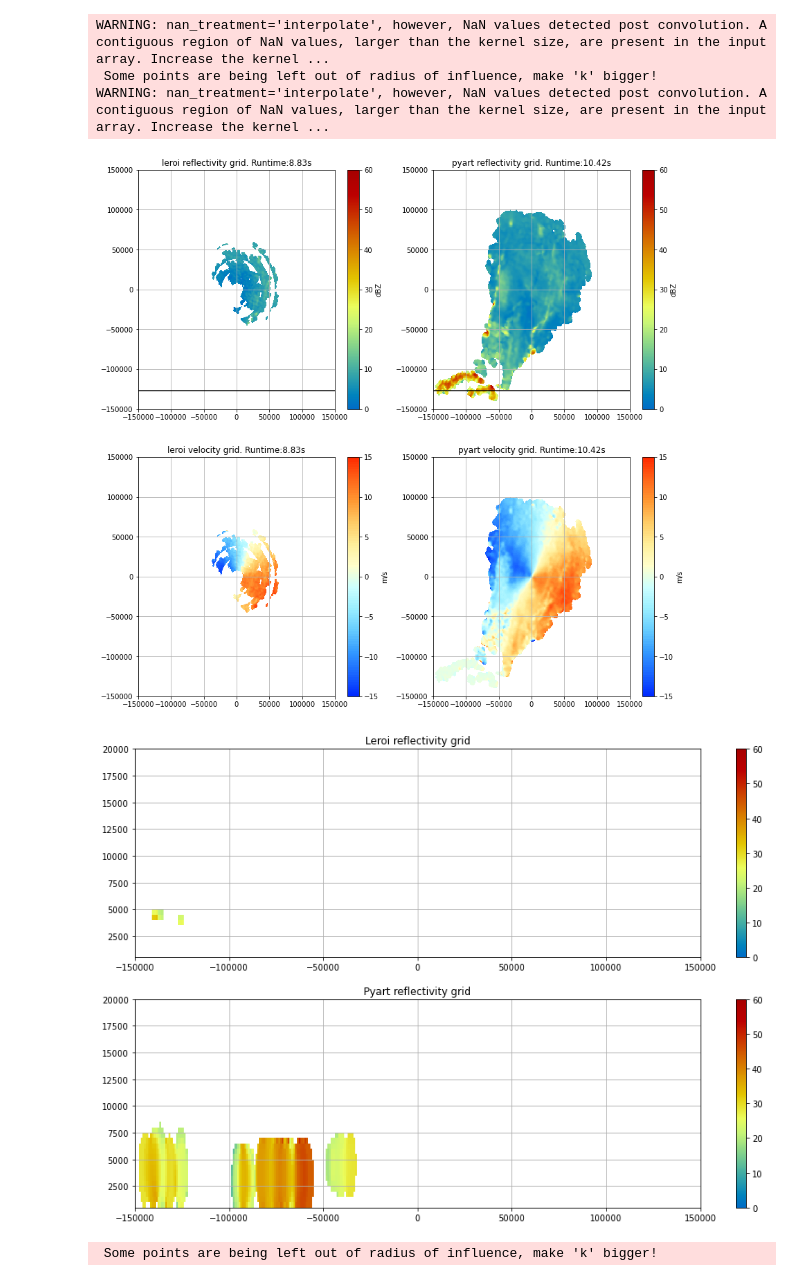
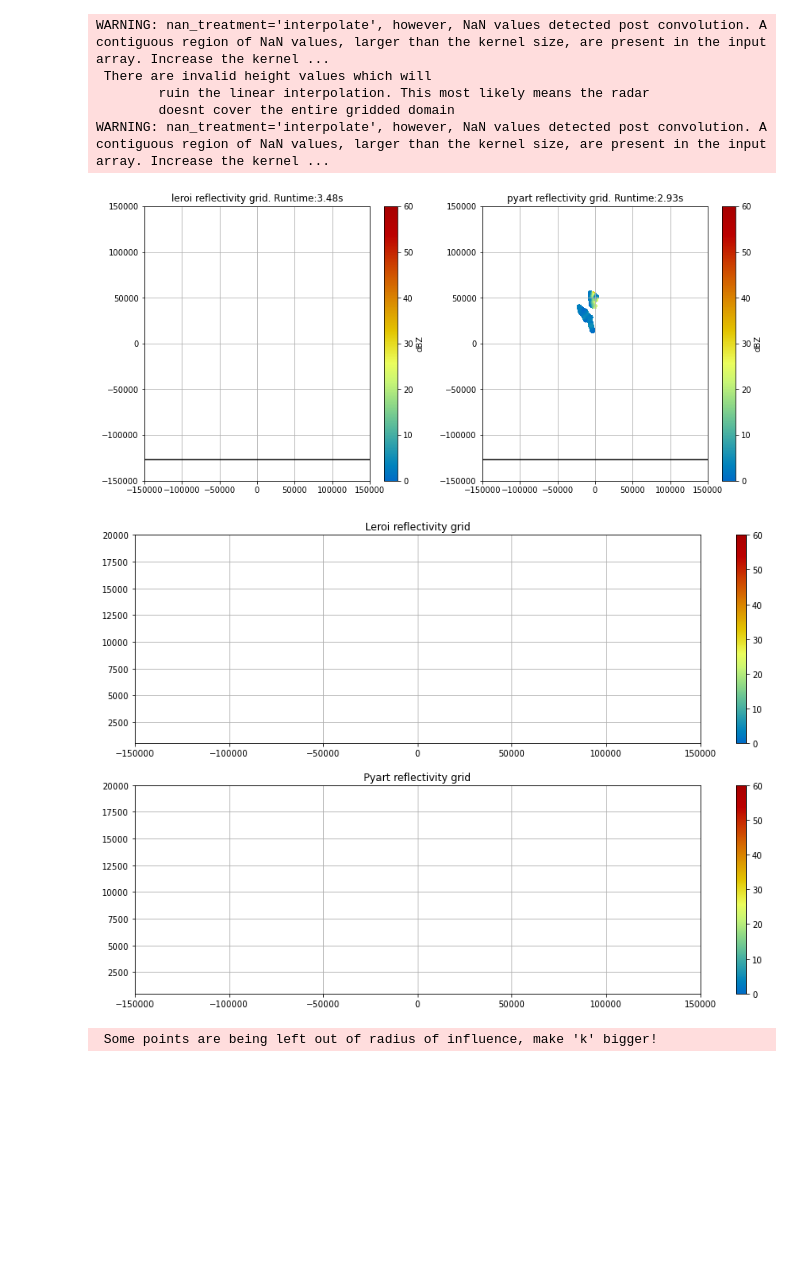
Before and after one commit to jordanbrook/leroi, a Jupyter notebook: notebook/dev/leroi_openradar.ipynb, the cells around one changed output. Saved outputs shown, nothing was run; the diff lists cells and outputs as text; code cells hidden in the pictures; blank space fills up the shorter version.

Commit message:
modify setup_interpolate to catch ppi with no valid points

```diff
--- a/notebook/dev/leroi_openradar_full.ipynb
+++ b/notebook/dev/leroi_openradar.ipynb
@@ -87,19 +97,20 @@ def run_test(odim_ffn, dbz_fname, vrad_name, grid_fields, level=5, yidx=145, k=2
     cbar.set_label('dBZ')
     plt.grid()
 
-    ax = plt.subplot(223)
-    ax.set_title(f'leroi velocity grid. Runtime:{leroi_time:.2f}s')
-    img = plt.pcolormesh(y,x,leroi_grid.fields[vrad_name]['data'][level,:,:], vmin=-15, vmax=15, cmap=pyart.graph.cm._generate_cmap('BuOr12',100))
-    cbar = fig.colorbar(img, ax=ax)
-    cbar.set_label('m/s')
-    plt.grid()
+    if vrad_name is not None:
+        ax = plt.subplot(223)
+        ax.set_title(f'leroi velocity grid. Runtime:{leroi_time:.2f}s')
+        img = plt.pcolormesh(y,x,leroi_grid.fields[vrad_name]['data'][level,:,:], vmin=-15, vmax=15, cmap=pyart.graph.cm._generate_cmap('BuOr12',100))
+        cbar = fig.colorbar(img, ax=ax)
+        cbar.set_label('m/s')
+        plt.grid()
 
-    ax = plt.subplot(224)
-    ax.set_title(f'pyart velocity grid. Runtime:{pyart_time:.2f}s')
-    img = plt.pcolormesh(y,x,pyart_grid.fields[vrad_name]['data'][level,:,:], vmin=-15, vmax=15, cmap=pyart.graph.cm._generate_cmap('BuOr12',100))
-    cbar = fig.colorbar(img, ax=ax)
-    cbar.set_label('m/s')
-    plt.grid()
+        ax = plt.subplot(224)
+        ax.set_title(f'pyart velocity grid. Runtime:{pyart_time:.2f}s')
+        img = plt.pcolormesh(y,x,pyart_grid.fields[vrad_name]['data'][level,:,:], vmin=-15, vmax=15, cmap=pyart.graph.cm._generate_cmap('BuOr12',100))
+        cbar = fig.colorbar(img, ax=ax)
+        cbar.set_label('m/s')
+        plt.grid()
 
     fig = plt.figure(figsize=(15, 10))
     ax = fig.add_subplot(211)
@@ -119,14 +130,16 @@ def run_test(odim_ffn, dbz_fname, vrad_name, grid_fields, level=5, yidx=145, k=2
     return None
 # %%
 #local file test
-odim_ffn = '64_20201111_012000.pvol.h5'
-run_test(odim_ffn, dbz_fname='DBZH', vrad_name='VRADH', grid_fields=['DBZH','VRADH'], yidx=23, level=1)
+odim_ffn = '50_20200915_004154.pvol.h5'
+run_test(odim_ffn, dbz_fname='DBZH', vrad_name=None, grid_fields=['DBZH'], yidx=23, level=1)
 # %% [output]
 WARNING: nan_treatment='interpolate', however, NaN values detected post convolution. A contiguous region of NaN values, larger than the kernel size, are present in the input array. Increase the kernel ...
- Some points are being left out of radius of influence, make 'k' bigger!
+ There are invalid height values which will
+        ruin the linear interpolation. This most likely means the radar
+        doesnt cover the entire gridded domain
 WARNING: nan_treatment='interpolate', however, NaN values detected post convolution. A contiguous region of NaN values, larger than the kernel size, are present in the input array. Increase the kernel ...
-[figure, old version]
+[figure, new version]
-[figure, old version]
+[figure, new version]
 # %%
 odim_ffn = '/home/548/jss548/dev/tmp/testing_files/dp/02_20200119_050031.pvol.h5'
 run_test(odim_ffn, dbz_fname='DBZH', vrad_name='VRADH', grid_fields=['DBZH','VRADH'],yidx=160)
```
Also changed, not shown: parts of 1 cell of this notebook, 3 other files.
